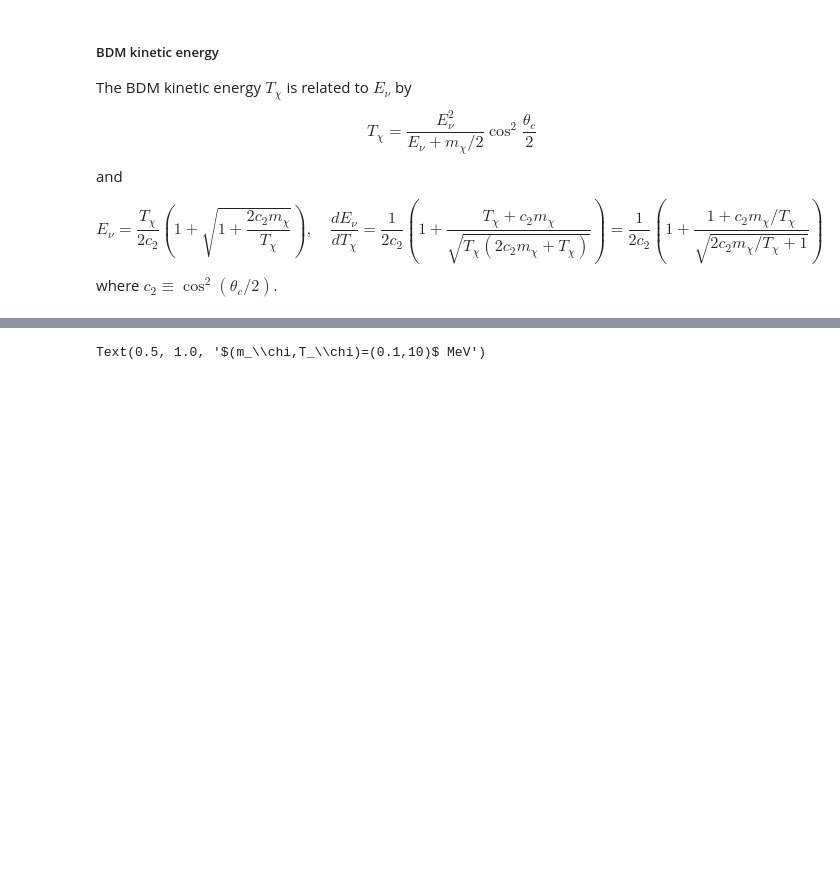
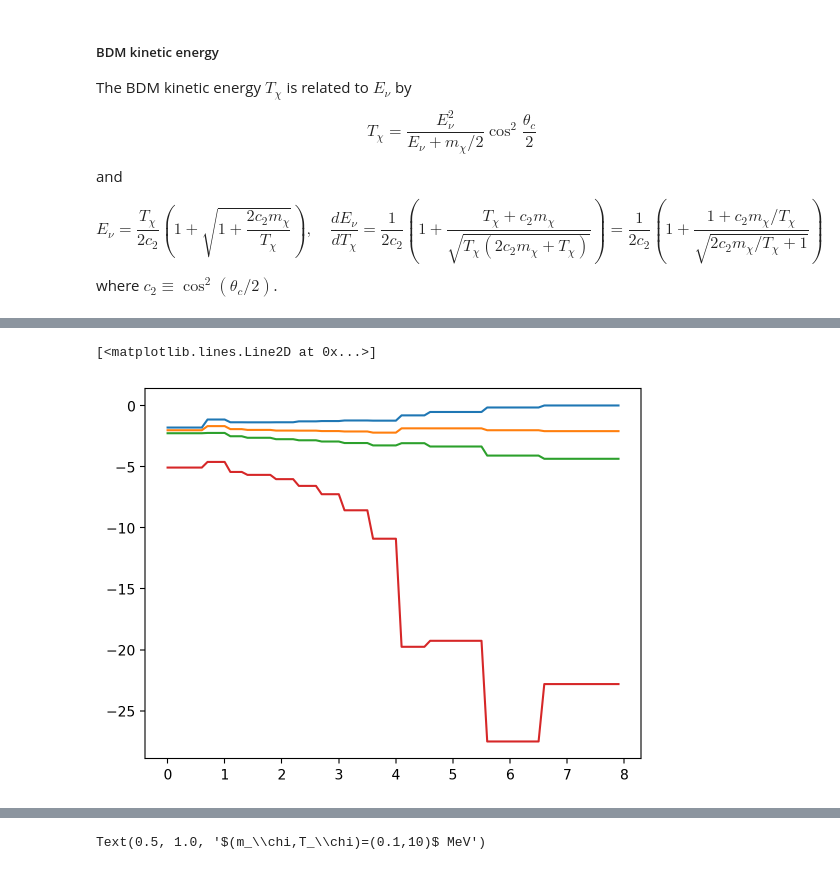
Before and after one commit to yenhsunlin/dsnbBDM, a Jupyter notebook: dsnbBDM.ipynb, the cells around one changed output, grey strips where cells are left out. Drawn from its saved outputs; the diff is of its cells as text; code cells hidden in the pictures; blank space fills up the shorter version.

```diff
--- a/dsnbBDM.ipynb
+++ b/dsnbBDM.ipynb
@@ -476,0 +779,18 @@ def testipp(r,m):
+# %%
+ln_phiz_M6 = []
+ln_phiz_M8 = []
+ln_phiz_M10 = []
+ln_phiz_M12 = []
+for z in zlist:
+    ln_phiz_M6.append(ln_phiz(6,z))
+    ln_phiz_M8.append(ln_phiz(8,z))
+    ln_phiz_M10.append(ln_phiz(10,z))
+    ln_phiz_M12.append(ln_phiz(12,z))
+# %%
+plt.plot(zlist,ln_phiz_M6)
+plt.plot(zlist,ln_phiz_M8)
+plt.plot(zlist,ln_phiz_M10)
+plt.plot(zlist,ln_phiz_M12)
+# %% [output]
+[<matplotlib.lines.Line2D at 0x...>]
+[figure, added]
```
Also changed, not shown: parts of 41 cells of this notebook.
